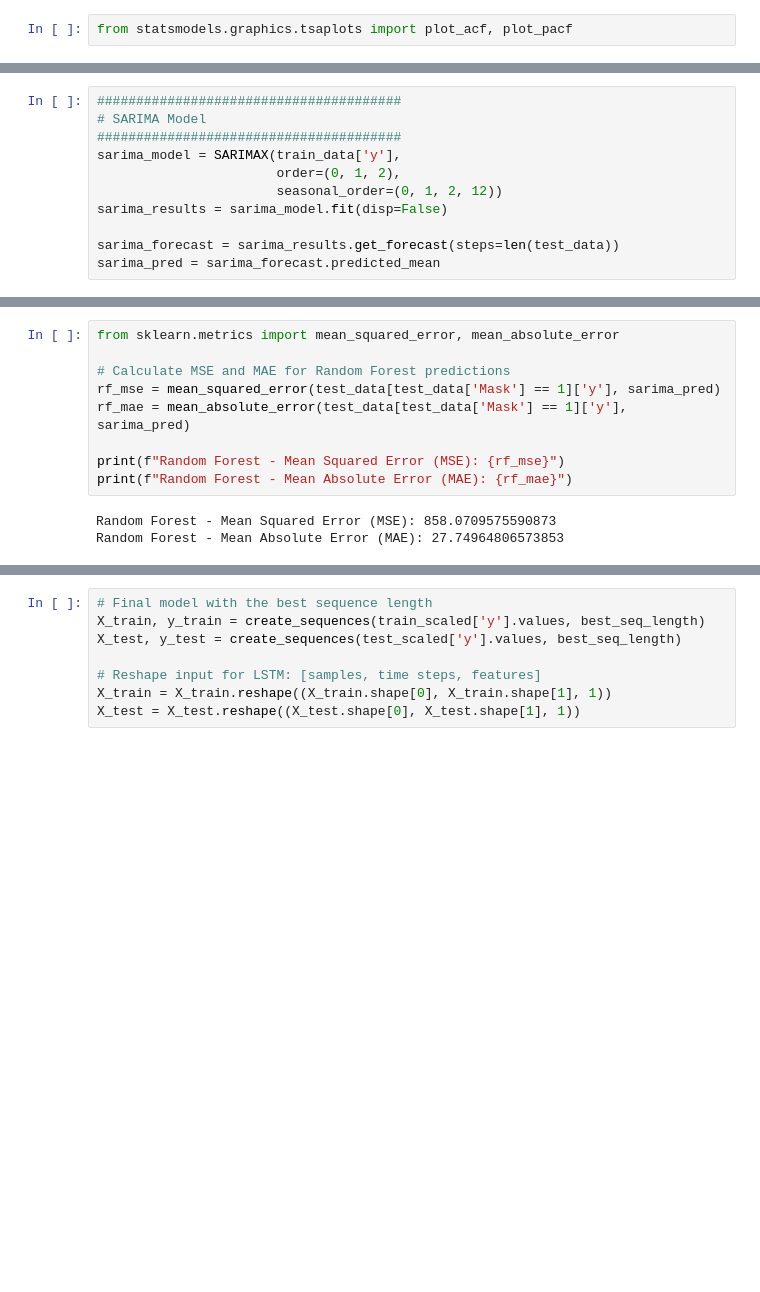
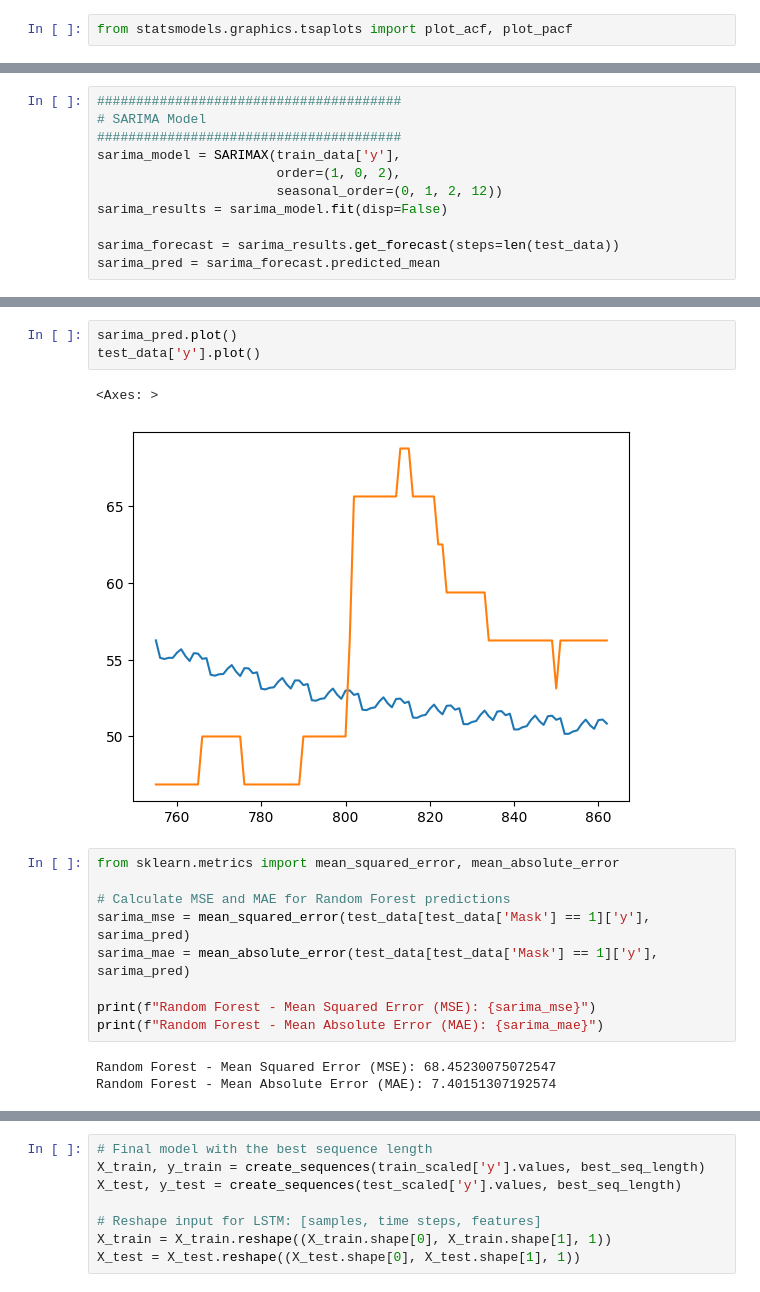
Before and after one commit to marketintelhadp/Agricultural-Price-Intelligence, a Jupyter notebook: notebooks/model_experiments.ipynb, the cells around one changed output, grey strips where cells are left out. Cells and saved outputs as stored; diff of their text form; blank space fills up the shorter version.

```diff
--- a/notebooks/model_experiments.ipynb
+++ b/notebooks/model_experiments.ipynb
@@ -288,7 +268,7 @@ Successfully fitted model with parameters (2, 0, 2, 0, 0, 0, 12). AIC: 2861.1561
 # SARIMA Model
 #######################################
 sarima_model = SARIMAX(train_data['y'],
-                       order=(0, 1, 2),
+                       order=(1, 0, 2),
                        seasonal_order=(0, 1, 2, 12))
 sarima_results = sarima_model.fit(disp=False)
 
@@ -312,15 +292,21 @@ Name: predicted_mean, Length: 215, dtype: float64
+# %%
+sarima_pred.plot()
+test_data['y'].plot()
+# %% [output]
+<Axes: >
+[figure, added]
 # %%
 from sklearn.metrics import mean_squared_error, mean_absolute_error
 
 # Calculate MSE and MAE for Random Forest predictions
-rf_mse = mean_squared_error(test_data[test_data['Mask'] == 1]['y'], sarima_pred)
-rf_mae = mean_absolute_error(test_data[test_data['Mask'] == 1]['y'], sarima_pred)
+sarima_mse = mean_squared_error(test_data[test_data['Mask'] == 1]['y'], sarima_pred)
+sarima_mae = mean_absolute_error(test_data[test_data['Mask'] == 1]['y'], sarima_pred)
 
-print(f"Random Forest - Mean Squared Error (MSE): {rf_mse}")
-print(f"Random Forest - Mean Absolute Error (MAE): {rf_mae}")
+print(f"Random Forest - Mean Squared Error (MSE): {sarima_mse}")
+print(f"Random Forest - Mean Absolute Error (MAE): {sarima_mae}")
 # %% [output]
-Random Forest - Mean Squared Error (MSE): 858.0709575590873
-Random Forest - Mean Absolute Error (MAE): 27.74964806573853
+Random Forest - Mean Squared Error (MSE): 68.45230075072547
+Random Forest - Mean Absolute Error (MAE): 7.40151307192574
 # %%
 from prophet import Prophet
 #######################################
```
Also changed, not shown: parts of 50 cells of this notebook, 3 other files.
